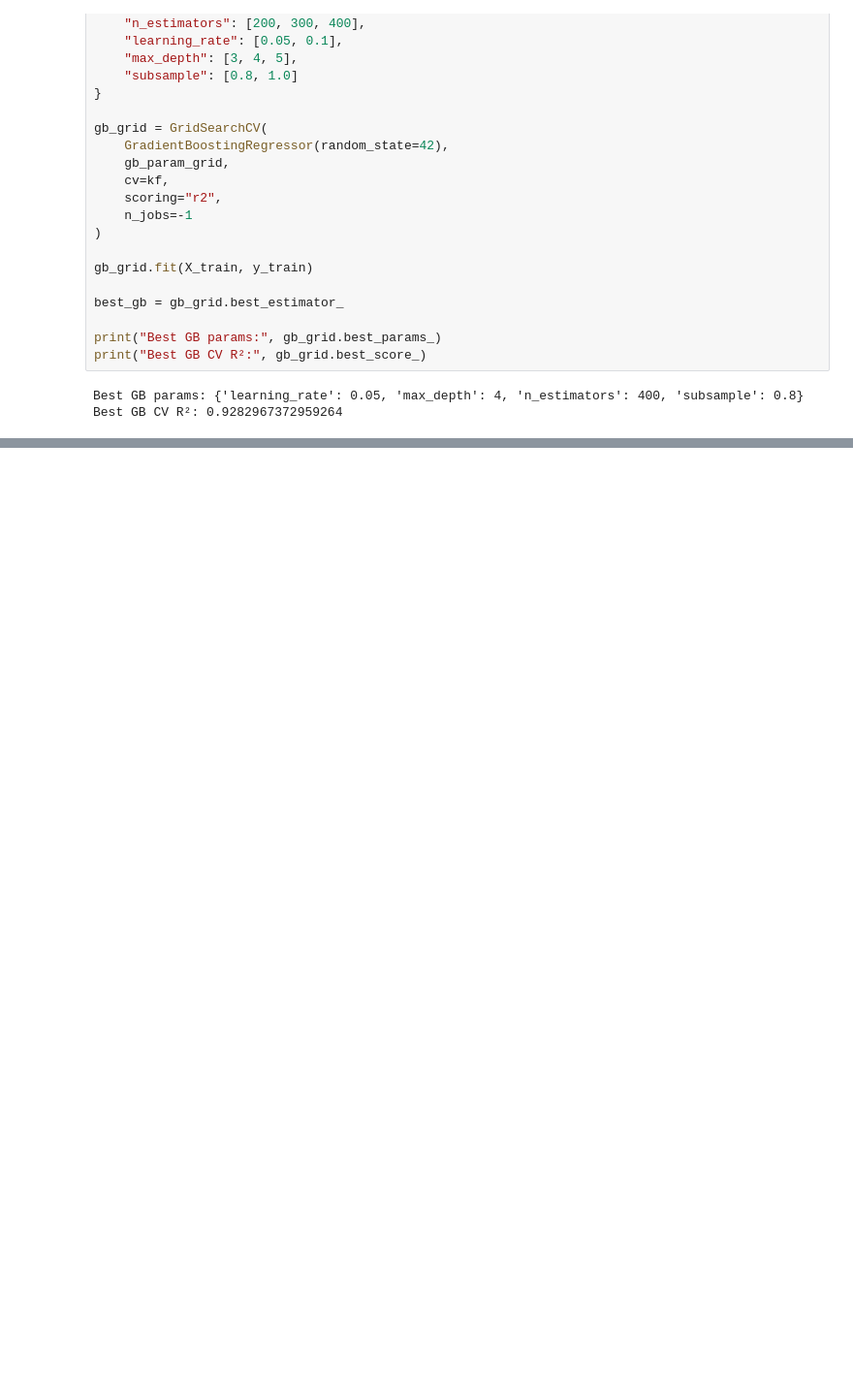
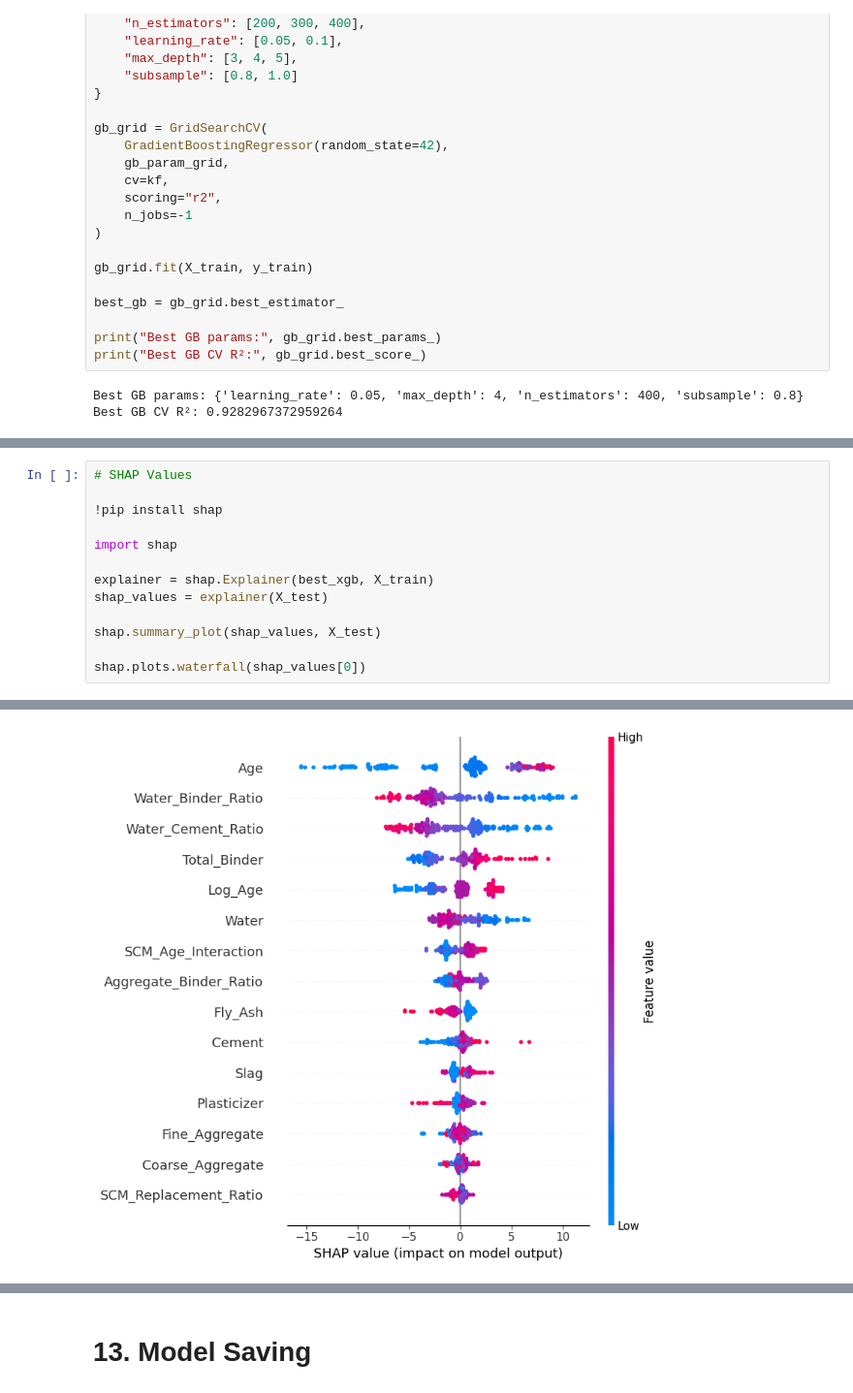
Before and after one commit to usmeda/Concrete-Strength-ML-SIT-FDP, a Jupyter notebook: Concrete_Strength_Prediction.ipynb, the cells around one changed output, grey strips where cells are left out. Shown at 97% size. Saved outputs shown, nothing was run; the diff lists cells and outputs as text; blank space fills up the shorter version.

```diff
--- a/Concrete_Strength_Prediction.ipynb
+++ b/Concrete_Strength_Prediction.ipynb
@@ -1214,0 +1655,14 @@ plt.show
+# %%
+# SHAP Values
+
+!pip install shap
+
+import shap
+
+explainer = shap.Explainer(best_xgb, X_train)
+shap_values = explainer(X_test)
+
+shap.summary_plot(shap_values, X_test)
+
+shap.plots.waterfall(shap_values[0])
+# %% [output]
@@ -1214,0 +1687 @@ plt.show
+[figure, added]
@@ -1214,0 +1689,2 @@ plt.show
+# %% [markdown]
+# **13. Model Saving**
```
Also changed, not shown: parts of 58 cells of this notebook.
